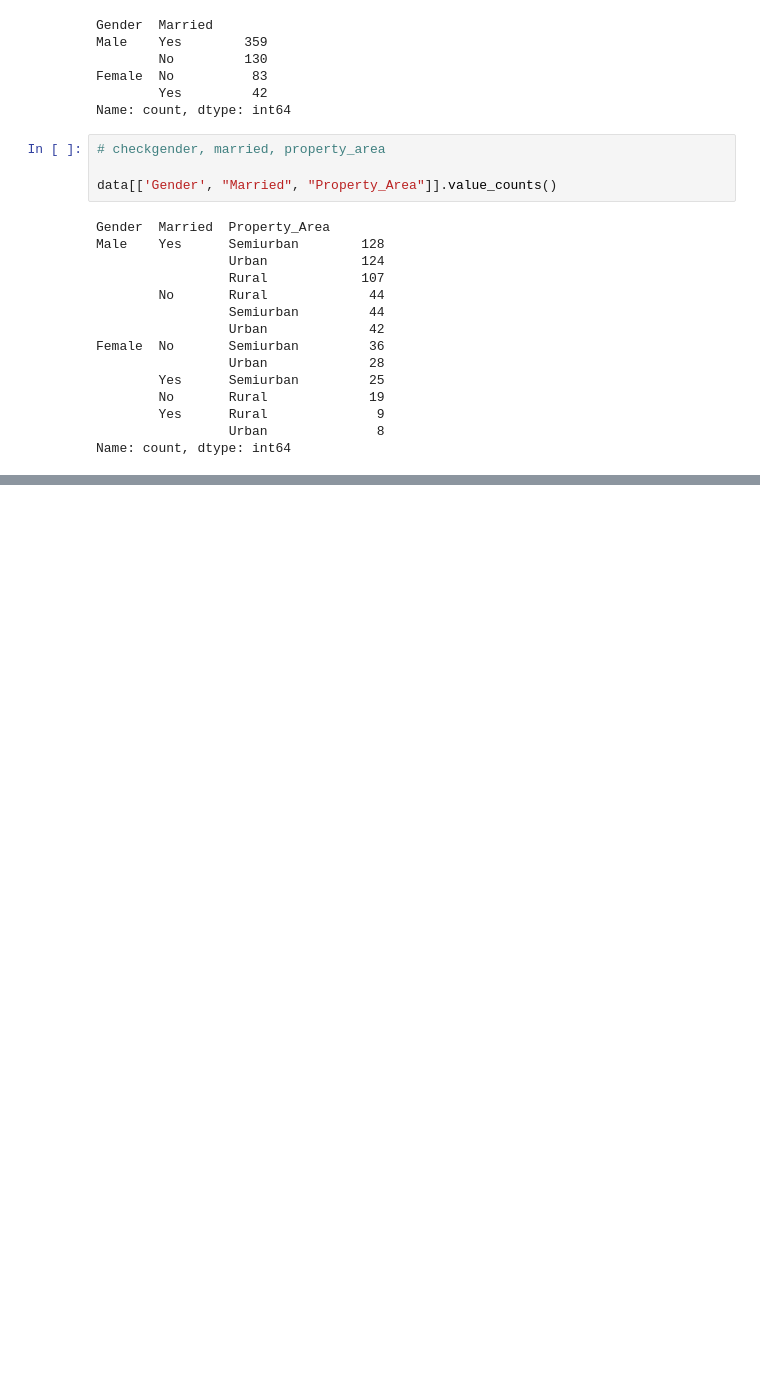
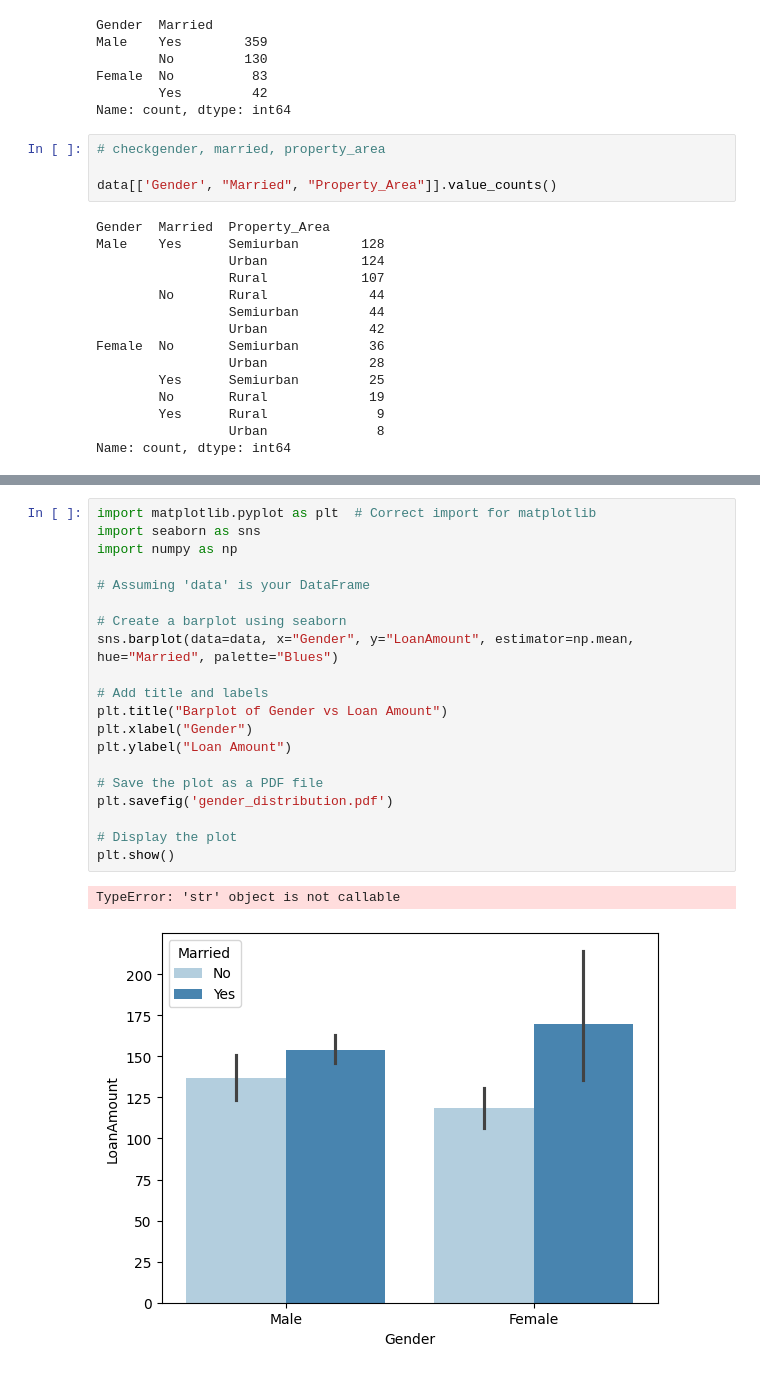
Before and after one commit to Ngundifidel/Data-Science, a Jupyter notebook: lesson1.ipynb, the cells around one changed output, grey strips where cells are left out. Drawn from its saved outputs; the diff is of its cells as text; blank space fills up the shorter version.

```diff
--- a/lesson1.ipynb
+++ b/lesson1.ipynb
@@ -318,0 +380,23 @@ Name: count, dtype: int64
+# %%
+import matplotlib.pyplot as plt  # Correct import for matplotlib
+import seaborn as sns
+import numpy as np
+
+# Assuming 'data' is your DataFrame
+
+# Create a barplot using seaborn
+sns.barplot(data=data, x="Gender", y="LoanAmount", estimator=np.mean, hue="Married", palette="Blues")
+
+# Add title and labels
+plt.title("Barplot of Gender vs Loan Amount")
+plt.xlabel("Gender")
+plt.ylabel("Loan Amount")
+
+# Save the plot as a PDF file
+plt.savefig('gender_distribution.pdf')
+
+# Display the plot
+plt.show()
+# %% [output]
+TypeError: 'str' object is not callable
+[figure, added]
```
Also changed, not shown: parts of 6 cells of this notebook, 1 other file.
